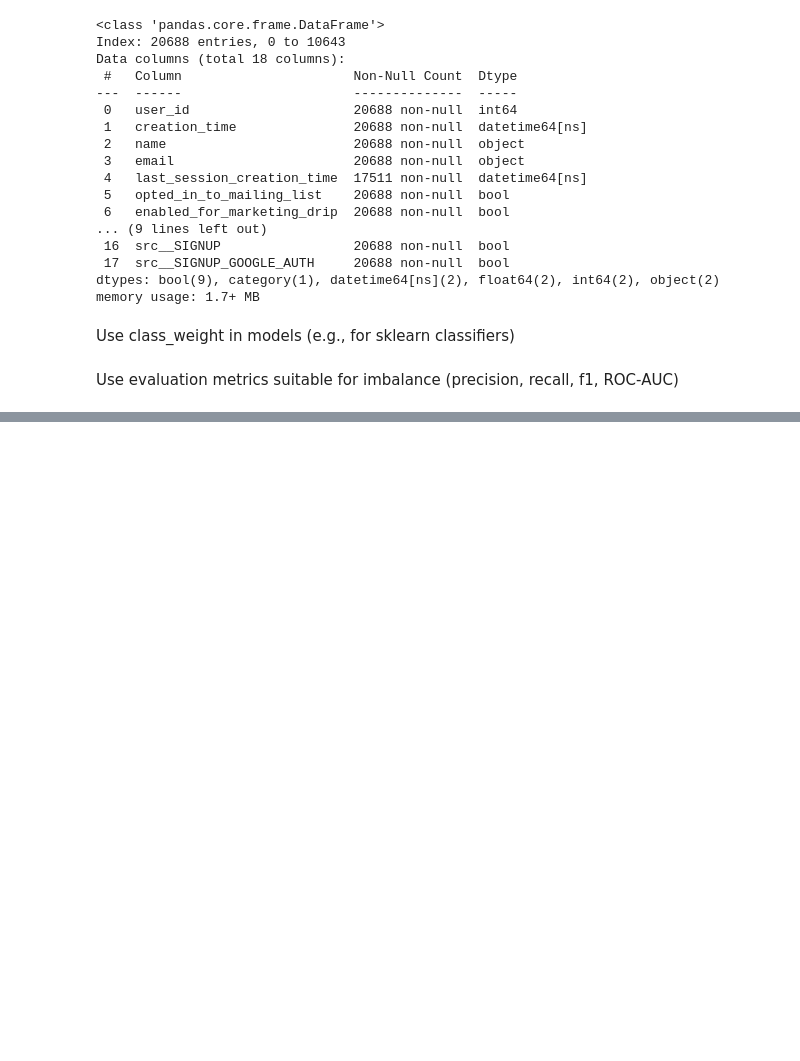
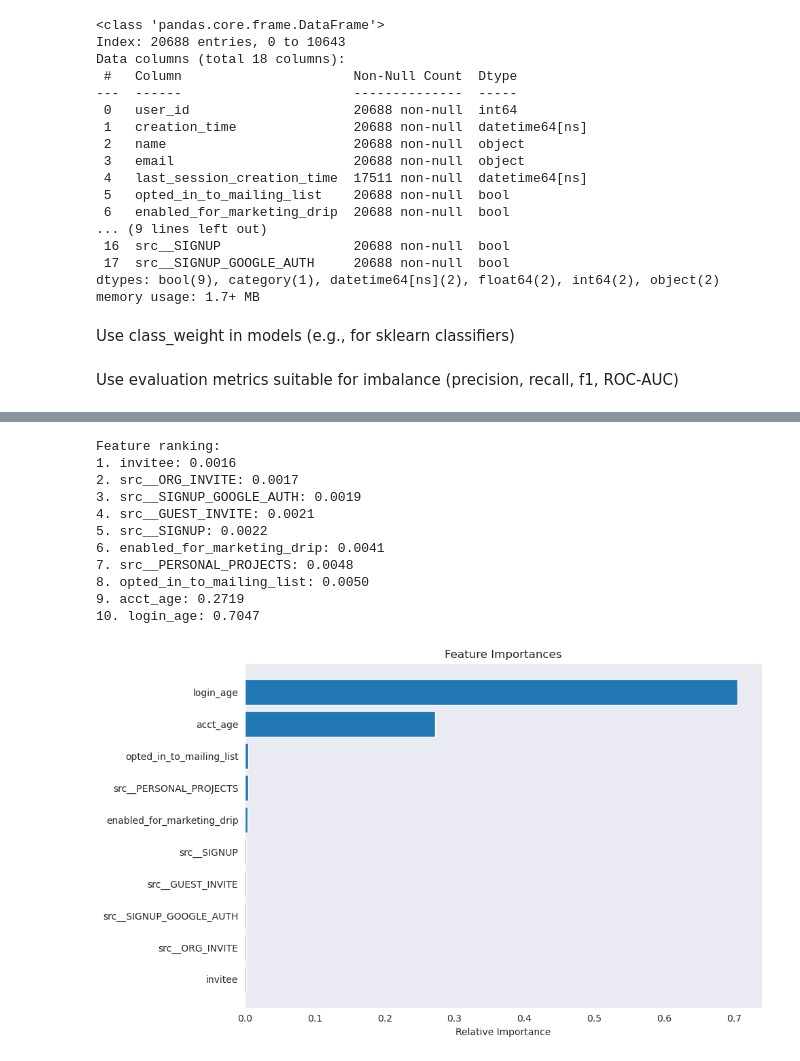
Before and after one commit to ds-edu/ml-classif-churn-relax, a Jupyter notebook: churn_prediction.ipynb, the cells around one changed output, grey strips where cells are left out. Cells and saved outputs as stored; diff of their text form; code cells hidden in the pictures; blank space fills up the shorter version.

```diff
--- a/churn_prediction.ipynb
+++ b/churn_prediction.ipynb
@@ -355,0 +483,32 @@ Use evaluation metrics suitable for imbalance (precision, recall, f1, ROC-AUC)
+# %%
+# Feature Importances
+importances = clf.feature_importances_
+indices = np.argsort(importances)
+feature_names = X.columns
+
+# Display feature importances
+print("Feature ranking:")
+for i in range(len(feature_names)):
+    print(f"{i + 1}. {feature_names[indices[i]]}: {importances[indices[i]]:.4f}")
+
+# Plot the feature importances
+plt.figure(figsize=(10, 6))
+plt.title("Feature Importances")
+plt.barh(range(len(feature_names)), importances[indices], align="center")
+plt.yticks(range(len(feature_names)), feature_names[indices])
+plt.xlabel("Relative Importance")
+plt.tight_layout()
+plt.show()
+# %% [output]
+Feature ranking:
+1. invitee: 0.0016
+2. src__ORG_INVITE: 0.0017
+3. src__SIGNUP_GOOGLE_AUTH: 0.0019
+4. src__GUEST_INVITE: 0.0021
+5. src__SIGNUP: 0.0022
+6. enabled_for_marketing_drip: 0.0041
+7. src__PERSONAL_PROJECTS: 0.0048
+8. opted_in_to_mailing_list: 0.0050
+9. acct_age: 0.2719
+10. login_age: 0.7047
+[figure, added]
```
Also changed, not shown: parts of 10 cells of this notebook.
